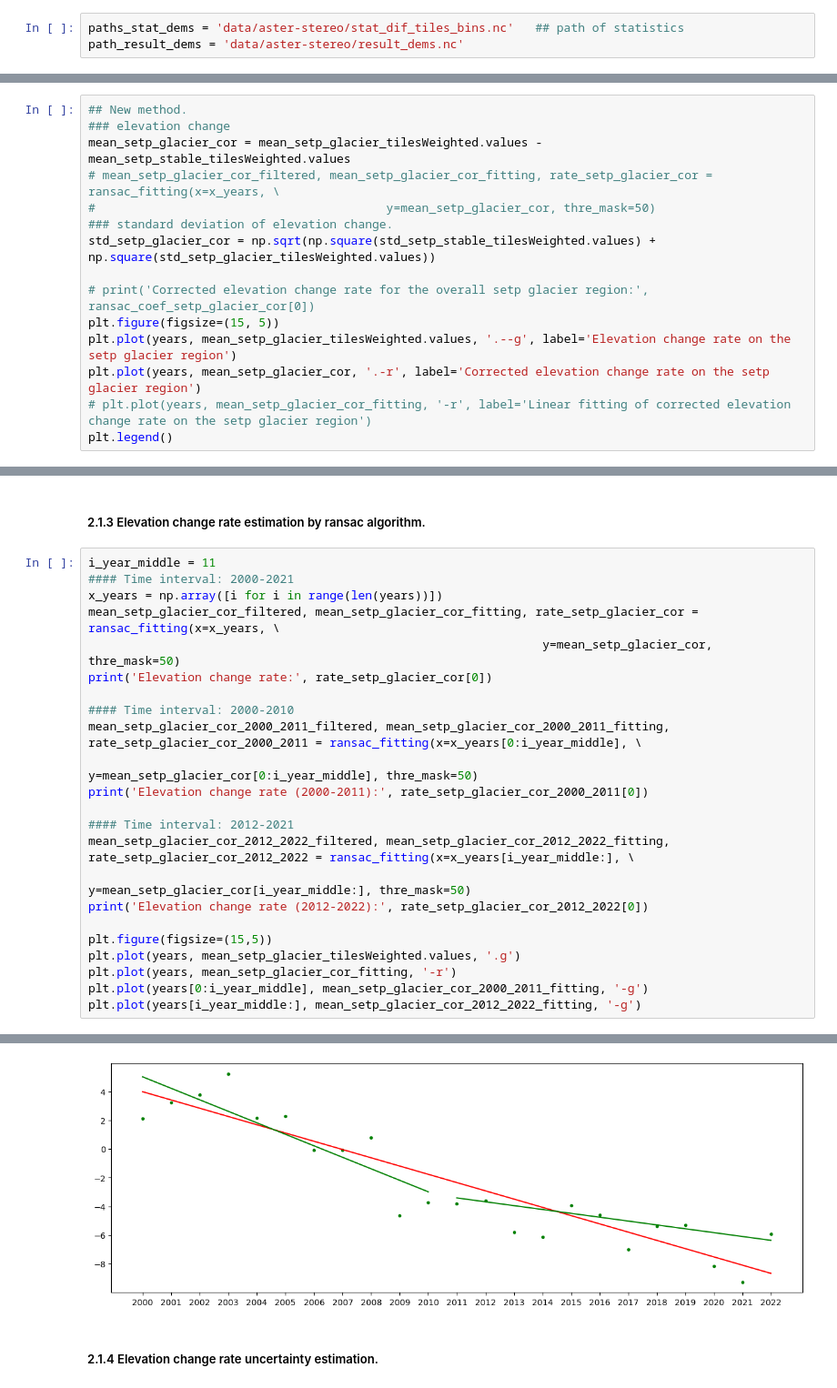
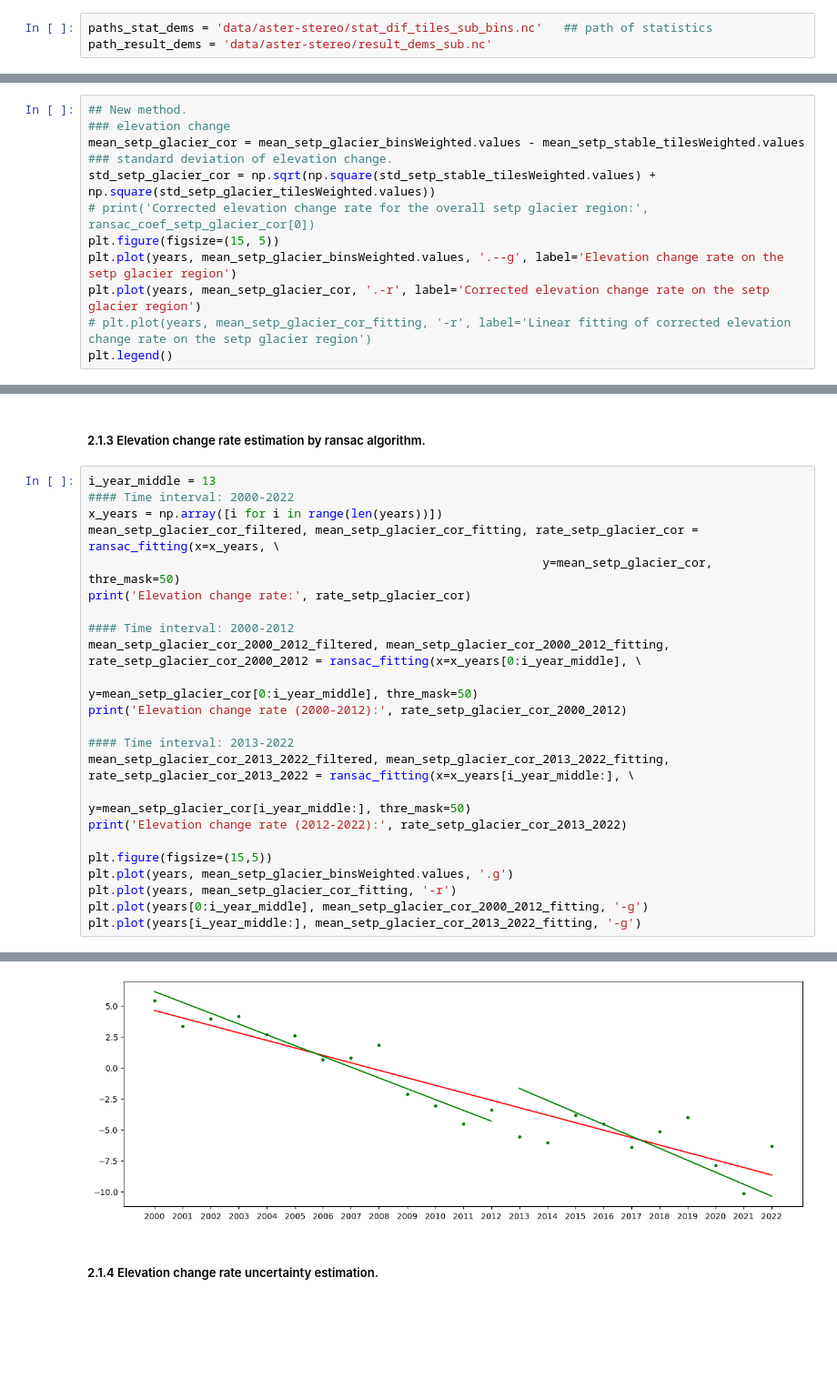
Before and after one commit to xinluo2018/Glacier-in-SETP, a Jupyter notebook: notebooks/stat_analysis_dems.ipynb, the cells around one changed output, grey strips where cells are left out. Shown at 91% size. Drawn from its saved outputs; the diff is of its cells as text; blank space fills up the shorter version.

```diff
--- a/notebooks/stat_analysis_dems.ipynb
+++ b/notebooks/stat_analysis_dems.ipynb
@@ -27,8 +27,8 @@ import pandas as pd
 import xarray as xr
 from utils.tiles_bins_weighting import stat_tiles_weighting, stat_bins_tiles_weighting, stat_tiles_bins_weighting
 # %%
-paths_stat_dems = 'data/aster-stereo/stat_dif_tiles_bins.nc'   ## path of statistics
-path_result_dems = 'data/aster-stereo/result_dems.nc'
+paths_stat_dems = 'data/aster-stereo/stat_dif_tiles_sub_bins.nc'   ## path of statistics
+path_result_dems = 'data/aster-stereo/result_dems_sub.nc'
 # %%
 stat_dif_dems_xr = xr.open_dataset(paths_stat_dems)
 stat_dif_dems_xr
@@ -112,15 +89,12 @@ plt.legend()
 # %%
 ## New method.
 ### elevation change
-mean_setp_glacier_cor = mean_setp_glacier_tilesWeighted.values - mean_setp_stable_tilesWeighted.values
-# mean_setp_glacier_cor_filtered, mean_setp_glacier_cor_fitting, rate_setp_glacier_cor = ransac_fitting(x=x_years, \
-#                                         y=mean_setp_glacier_cor, thre_mask=50)
+mean_setp_glacier_cor = mean_setp_glacier_binsWeighted.values - mean_setp_stable_tilesWeighted.values
 ### standard deviation of elevation change.
 std_setp_glacier_cor = np.sqrt(np.square(std_setp_stable_tilesWeighted.values) + np.square(std_setp_glacier_tilesWeighted.values))
-
 # print('Corrected elevation change rate for the overall setp glacier region:', ransac_coef_setp_glacier_cor[0])
 plt.figure(figsize=(15, 5))
-plt.plot(years, mean_setp_glacier_tilesWeighted.values, '.--g', label='Elevation change rate on the setp glacier region')
+plt.plot(years, mean_setp_glacier_binsWeighted.values, '.--g', label='Elevation change rate on the setp glacier region')
 plt.plot(years, mean_setp_glacier_cor, '.-r', label='Corrected elevation change rate on the setp glacier region')
 # plt.plot(years, mean_setp_glacier_cor_fitting, '-r', label='Linear fitting of corrected elevation change rate on the setp glacier region')
 plt.legend()
@@ -130,26 +104,26 @@ plt.legend()
 # %% [markdown]
 ##### 2.1.3 Elevation change rate estimation by ransac algorithm.
 # %%
-i_year_middle = 11
-#### Time interval: 2000-2021
+i_year_middle = 13
+#### Time interval: 2000-2022
 x_years = np.array([i for i in range(len(years))])
 mean_setp_glacier_cor_filtered, mean_setp_glacier_cor_fitting, rate_setp_glacier_cor = ransac_fitting(x=x_years, \
                                                                 y=mean_setp_glacier_cor, thre_mask=50)
-print('Elevation change rate:', rate_setp_glacier_cor[0])
+print('Elevation change rate:', rate_setp_glacier_cor)
 
-#### Time interval: 2000-2010
-mean_setp_glacier_cor_2000_2011_filtered, mean_setp_glacier_cor_2000_2011_fitting, rate_setp_glacier_cor_2000_2011 = ransac_fitting(x=x_years[0:i_year_middle], \
+#### Time interval: 2000-2012
+mean_setp_glacier_cor_2000_2012_filtered, mean_setp_glacier_cor_2000_2012_fitting, rate_setp_glacier_cor_2000_2012 = ransac_fitting(x=x_years[0:i_year_middle], \
                                                                 y=mean_setp_glacier_cor[0:i_year_middle], thre_mask=50)
-print('Elevation change rate (2000-2011):', rate_setp_glacier_cor_2000_2011[0])
+print('Elevation change rate (2000-2012):', rate_setp_glacier_cor_2000_2012)
 
-#### Time interval: 2012-2021
-mean_setp_glacier_cor_2012_2022_filtered, mean_setp_glacier_cor_2012_2022_fitting, rate_setp_glacier_cor_2012_2022 = ransac_fitting(x=x_years[i_year_middle:], \
+#### Time interval: 2013-2022
+mean_setp_glacier_cor_2013_2022_filtered, mean_setp_glacier_cor_2013_2022_fitting, rate_setp_glacier_cor_2013_2022 = ransac_fitting(x=x_years[i_year_middle:], \
                                                                 y=mean_setp_glacier_cor[i_year_middle:], thre_mask=50)
-print('Elevation change rate (2012-2022):', rate_setp_glacier_cor_2012_2022[0])
+print('Elevation change rate (2012-2022):', rate_setp_glacier_cor_2013_2022)
 
 plt.figure(figsize=(15,5))
-plt.plot(years, mean_setp_glacier_tilesWeighted.values, '.g')
+plt.plot(years, mean_setp_glacier_binsWeighted.values, '.g')
 plt.plot(years, mean_setp_glacier_cor_fitting, '-r')
-plt.plot(years[0:i_year_middle], mean_setp_glacier_cor_2000_2011_fitting, '-g')
-plt.plot(years[i_year_middle:], mean_setp_glacier_cor_2012_2022_fitting, '-g')
+plt.plot(years[0:i_year_middle], mean_setp_glacier_cor_2000_2012_fitting, '-g')
+plt.plot(years[i_year_middle:], mean_setp_glacier_cor_2013_2022_fitting, '-g')
 # %% [output]
@@ -159,5 +133,5 @@ Elevation change rate (2012-2022): -0.26872276323918426
 [<matplotlib.lines.Line2D at 0x...>]
-[figure, old version]
+[figure, new version]
 # %% [markdown]
 ##### 2.1.4 Elevation change rate uncertainty estimation.
 # %%
```
Also changed, not shown: parts of 15 cells of this notebook, 18 other files.
